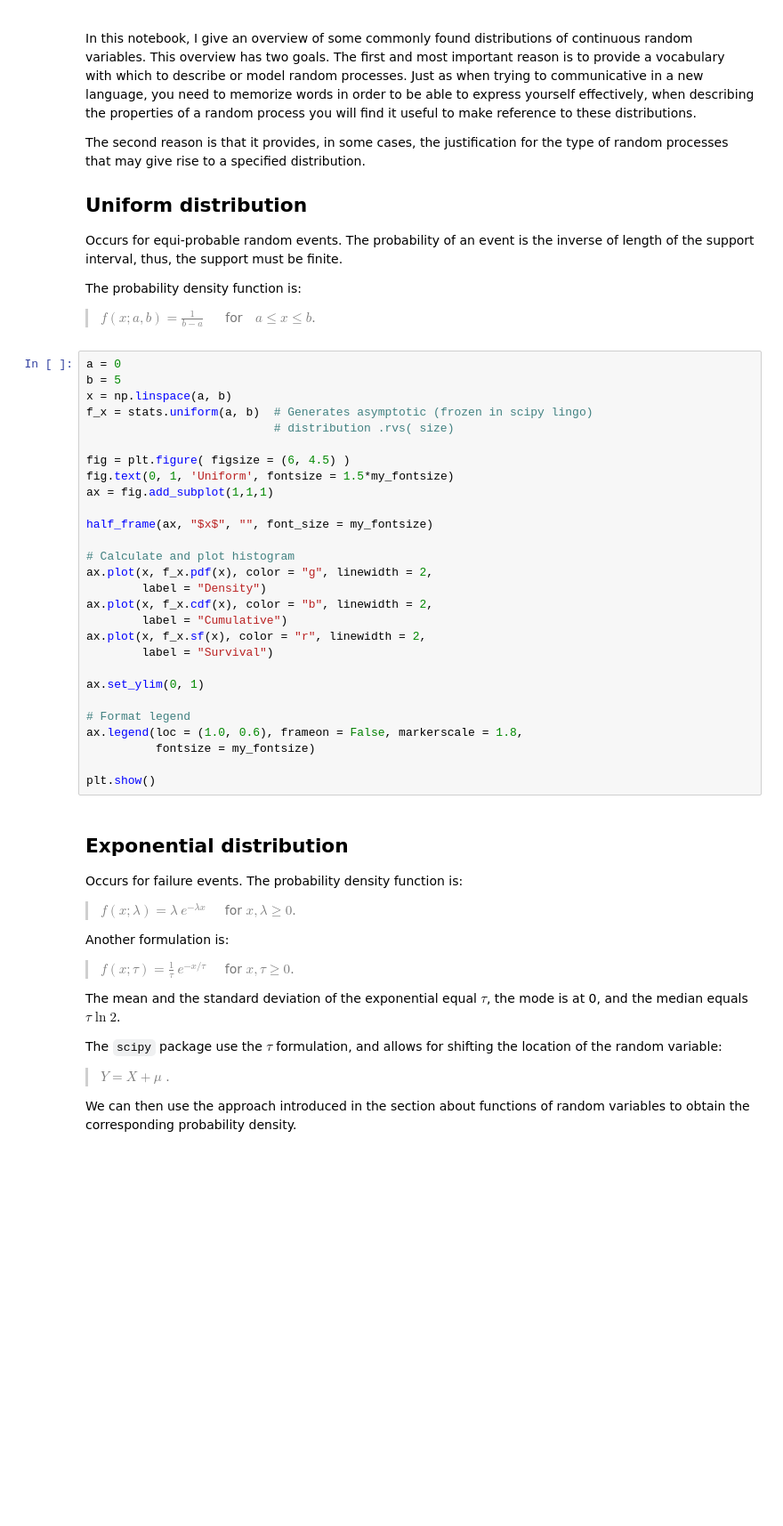
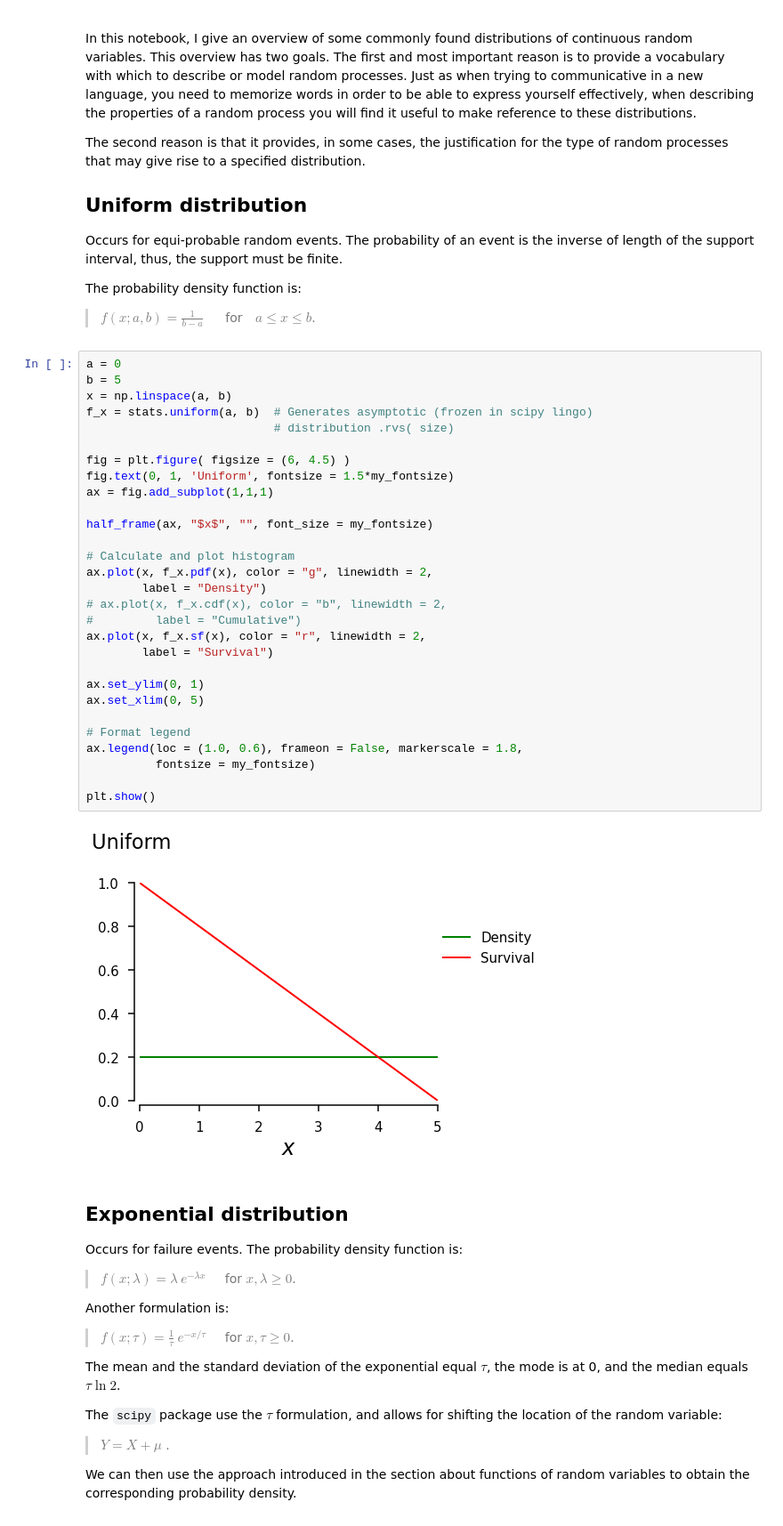
Before and after one commit to amarallab/Amaral_Lab_Intro_to_Data_Science, a Jupyter notebook: Module_Data_Analysis/nb_10_Continuous_random_variables.ipynb, the cells around one changed output. Shown at 89% size. Drawn from its saved outputs; the diff is of its cells as text; blank space fills up the shorter version.

Commit message:
corrected errors throughout and revised Image processing module

```diff
--- a/Module_Data_Analysis/nb_10_Continuous_random_variables.ipynb
+++ b/Module_Data_Analysis/nb_10_Continuous_random_variables.ipynb
@@ -51,31 +49,34 @@ The probability density function is:
 # %%
 a = 0
 b = 5
 x = np.linspace(a, b)
 f_x = stats.uniform(a, b)  # Generates asymptotic (frozen in scipy lingo)
                            # distribution .rvs( size)
 
 fig = plt.figure( figsize = (6, 4.5) )
 fig.text(0, 1, 'Uniform', fontsize = 1.5*my_fontsize)
 ax = fig.add_subplot(1,1,1)
 
 half_frame(ax, "$x$", "", font_size = my_fontsize)
 
 # Calculate and plot histogram
 ax.plot(x, f_x.pdf(x), color = "g", linewidth = 2,
         label = "Density")
-ax.plot(x, f_x.cdf(x), color = "b", linewidth = 2,
-        label = "Cumulative")
+# ax.plot(x, f_x.cdf(x), color = "b", linewidth = 2,
+#         label = "Cumulative")
 ax.plot(x, f_x.sf(x), color = "r", linewidth = 2,
         label = "Survival")
 
 ax.set_ylim(0, 1)
+ax.set_xlim(0, 5)
 
 # Format legend
 ax.legend(loc = (1.0, 0.6), frameon = False, markerscale = 1.8,
           fontsize = my_fontsize)
 
 plt.show()
+# %% [output]
+[figure, added]
 # %% [markdown]
 ## Exponential distribution
 
```
Also changed, not shown: parts of 9 cells of this notebook, 59 other files.
